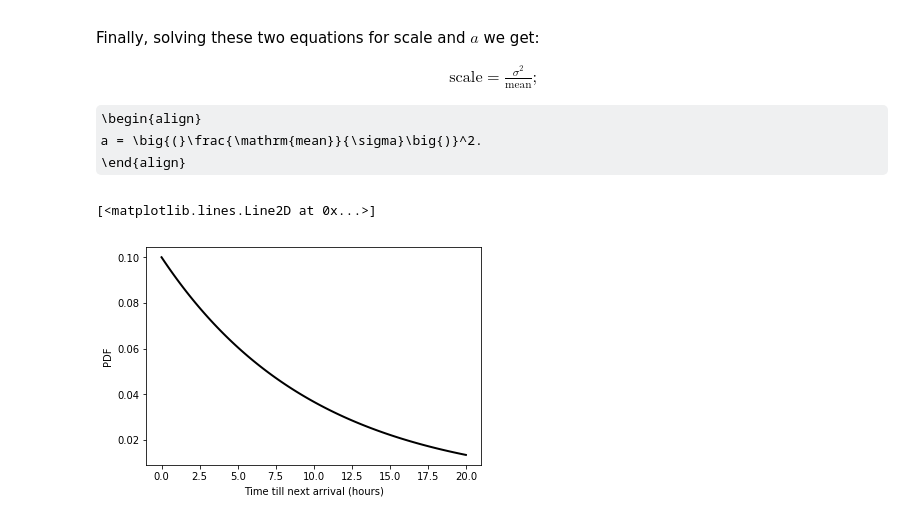
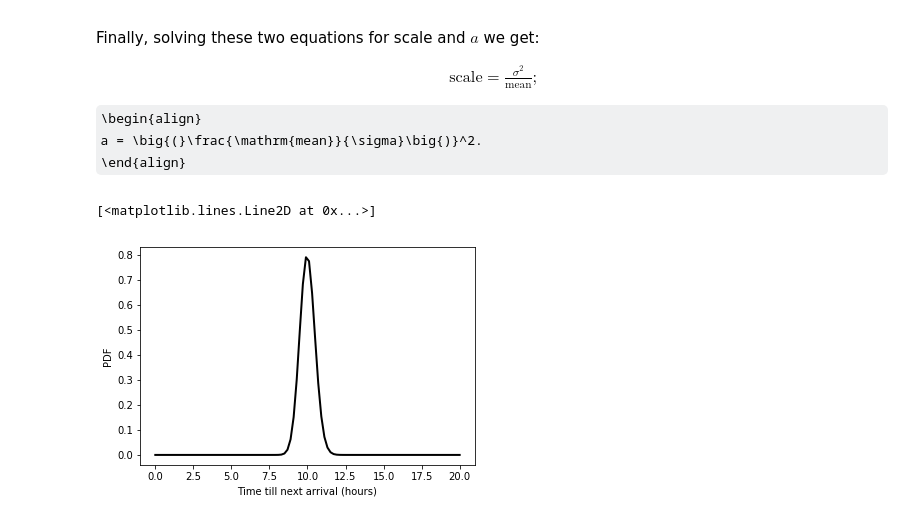
Before and after one commit to adeich/little_sci_comp_projects, a Jupyter notebook: Modeling getting a parking ticket.ipynb, the cells around one changed output. Cells and saved outputs as stored; diff of their text form; code cells hidden in the pictures; some formulas as TeX source.

```diff
--- a/Modeling getting a parking ticket.ipynb
+++ b/Modeling getting a parking ticket.ipynb
@@ -92,24 +92,15 @@ a = \big{(}\frac{\mathrm{mean}}{\sigma}\big{)}^2.
 # %%
 from scipy.stats import gamma
 fig, ax = plt.subplots(1, 1)
 mean = 10.0
-sigma = 10.0
+sigma = 0.5
 a = (mean/sigma)**2
 scale = sigma**2 / mean
 loc =0
-#mean, var, skew, kurt = gamma.stats(a, loc=loc, scale=scale, moments='mvsk')
-#print(mean)
-#x = np.linspace(gamma.ppf(0.01, a),
-#                gamma.ppf(0.99, a), 100)
 x = np.linspace(0, 2*mean, 100)
-#print(x)
-#print(gamma.pdf(x, a=a, loc=loc, scale=scale))
-#ax.plot(x, gamma.pdf(x, a),
-#       'r-', lw=5, alpha=0.6, label='gamma pdf')
-#rv = gamma(a)
 ax.set_xlabel('Time till next arrival (hours)')
 ax.set_ylabel('PDF')
 ax.plot(x, gamma.pdf(x, a=a, loc=loc, scale=scale), 'k-', lw=2, label='frozen pdf')
 # %% [output]
 [<matplotlib.lines.Line2D at 0x...>]
-[figure, old version]
+[figure, new version]
```
Also changed, not shown: parts of 3 cells of this notebook.
